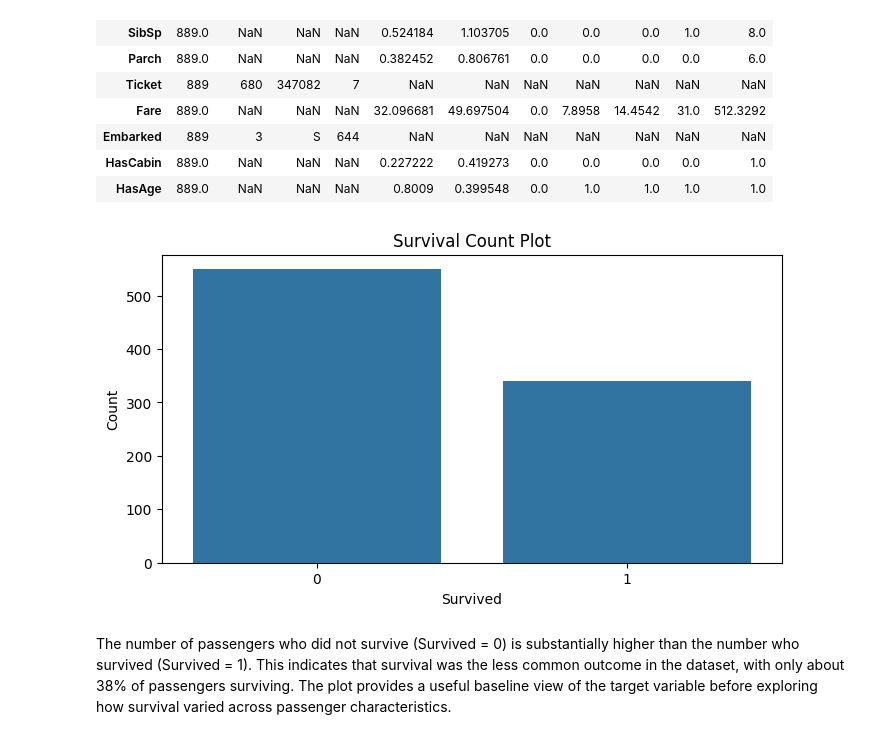
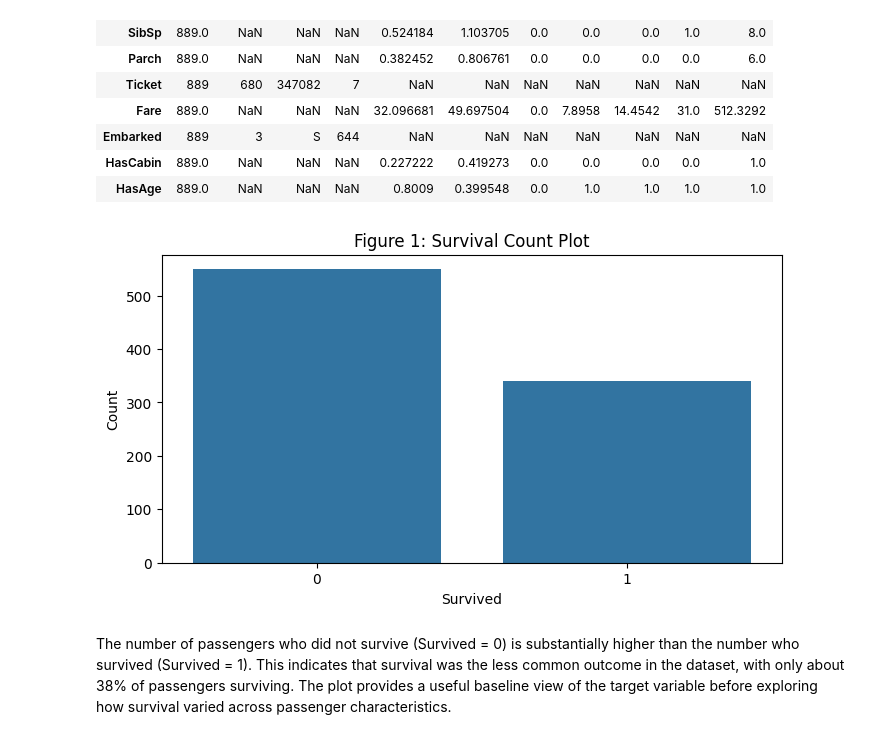
Before and after one commit to sheu/ai-programming-foundations-project, a Jupyter notebook: data_analysis_workflow.ipynb, the cells around one changed output. Drawn from its saved outputs; the diff is of its cells as text; code cells hidden in the pictures.

```diff
--- a/data_analysis_workflow.ipynb
+++ b/data_analysis_workflow.ipynb
@@ -402,12 +435,12 @@ summary_all
 # %%
 plt.figure(figsize=(8, 4))
 sns.countplot(data=df, x="Survived")
-plt.title("Survival Count Plot")
+plt.title("Figure 1: Survival Count Plot")
 plt.xlabel("Survived")
 plt.ylabel("Count")
 plt.show()
 # %% [output]
-[figure, old version]
+[figure, new version]
 # %% [markdown]
 The number of passengers who did not survive (Survived = 0) is substantially higher than the number who survived (Survived = 1).
 This indicates that survival was the less common outcome in the dataset, with only about 38% of passengers surviving.
```
Also changed, not shown: parts of 13 cells of this notebook, 1 other file.
